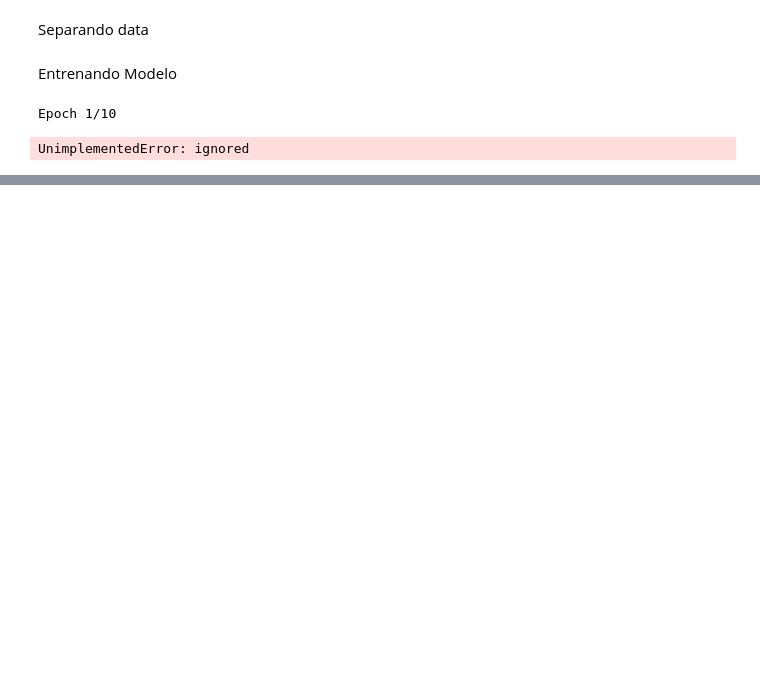
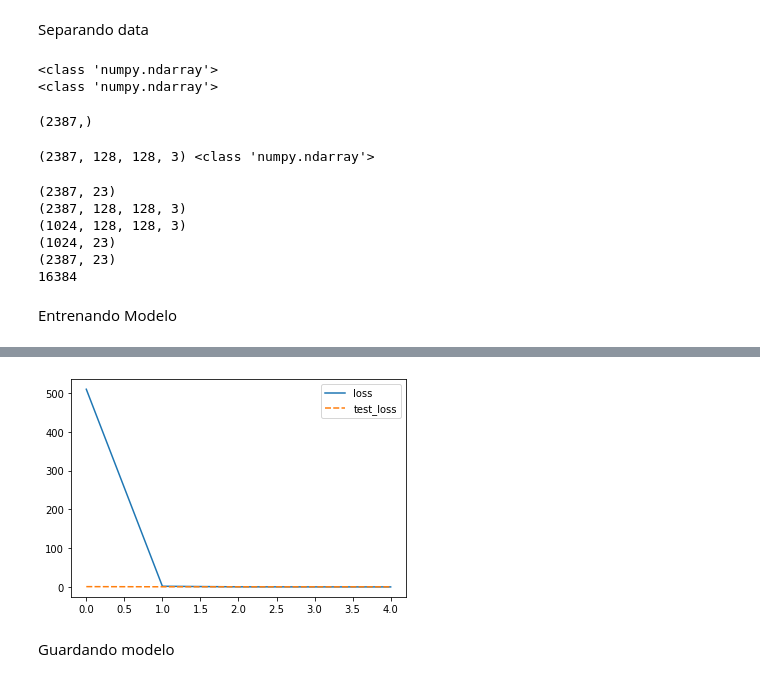
Before and after one commit to DaronP/Lab07_SDS, a Jupyter notebook: lab07.ipynb, the cells around one changed output, grey strips where cells are left out. Saved outputs shown, nothing was run; the diff lists cells and outputs as text; code cells hidden in the pictures; blank space fills up the shorter version.

Commit message:
Modelo entrenado y con metricas

```diff
--- a/lab07.ipynb
+++ b/lab07.ipynb
@@ -369,20 +380,70 @@ model.compile(
 # %% [markdown]
 Separando data
 # %%
-target = df['Label']
-feature_matrix = df['Image']
+target = df['Label_arrays'].to_numpy()
+feature_matrix = df['Image'].to_numpy()
+
+print(type(target))
+print(type(feature_matrix))
 
 #print('Final features:', feature_matrix.columns)
-feature_matrix.head()
 
 #División de datos de entrenamientos y prueba
-X_train, X_score, y_train, y_score = model_selection.train_test_split(feature_matrix, target, test_size=0.30, random_state=31)
+X_train, X_score, y_train, y_score = model_selection.train_test_split(feature_matrix,
+                                                                      target,
+                                                                      test_size=0.30,
+                                                                      random_state=31)
+
+X_train.shape
+# %% [output]
+<class 'numpy.ndarray'>
+<class 'numpy.ndarray'>
+(2387,)
-# %%
-X_train = np.array([np.array(val) for val in X_train])
+# %%
+#Recasting
+
+X_train = np.array(X_train.tolist(), dtype=float)
+X_score = np.array(X_score.tolist(), dtype=float)
+y_train = np.array(y_train.tolist(), dtype=float)
+y_score = np.array(y_score.tolist(), dtype=float)
+
+'''#Expandiendo dims
+X_train = np.expand_dims(X_train, axis=2)
+X_test = np.expand_dims(X_score, axis=2)'''
+
+print(X_train.shape, type(X_train))
+# %% [output]
+(2387, 128, 128, 3) <class 'numpy.ndarray'>
+# %%
+#Corrigiendo dims
+print(y_train.shape)
+print(X_train.shape)
+print(X_score.shape)
+print(y_score.shape)
+num_classes=y_train.shape
+number_pix=X_train.shape[1]*X_train.shape[2]
+print(num_classes)
+print(number_pix)
+# %% [output]
+(2387, 23)
+(2387, 128, 128, 3)
+(1024, 128, 128, 3)
+(1024, 23)
+(2387, 23)
+16384
 # %% [markdown]
 Entrenando Modelo
-# %%
-history = model.fit(X_train, y_train, epochs=10)
-# %% [output]
-Epoch 1/10
-UnimplementedError: ignored
+# %%
+history = model.fit(X_train, y_train,
+                    epochs=5,
+                    validation_data=(X_score, y_score),
+                    verbose=1)
+
+history_df = pd.DataFrame({
+    'loss': history.history['loss'],
+    'test_loss': history.history['val_loss']
+})
+
+sns.lineplot(data=history_df)
+plt.show()
+# %% [output]
@@ -388,0 +460,3 @@ UnimplementedError: ignored
+[figure, added]
+# %% [markdown]
+Guardando modelo
```
Also changed, not shown: parts of 20 cells of this notebook.
